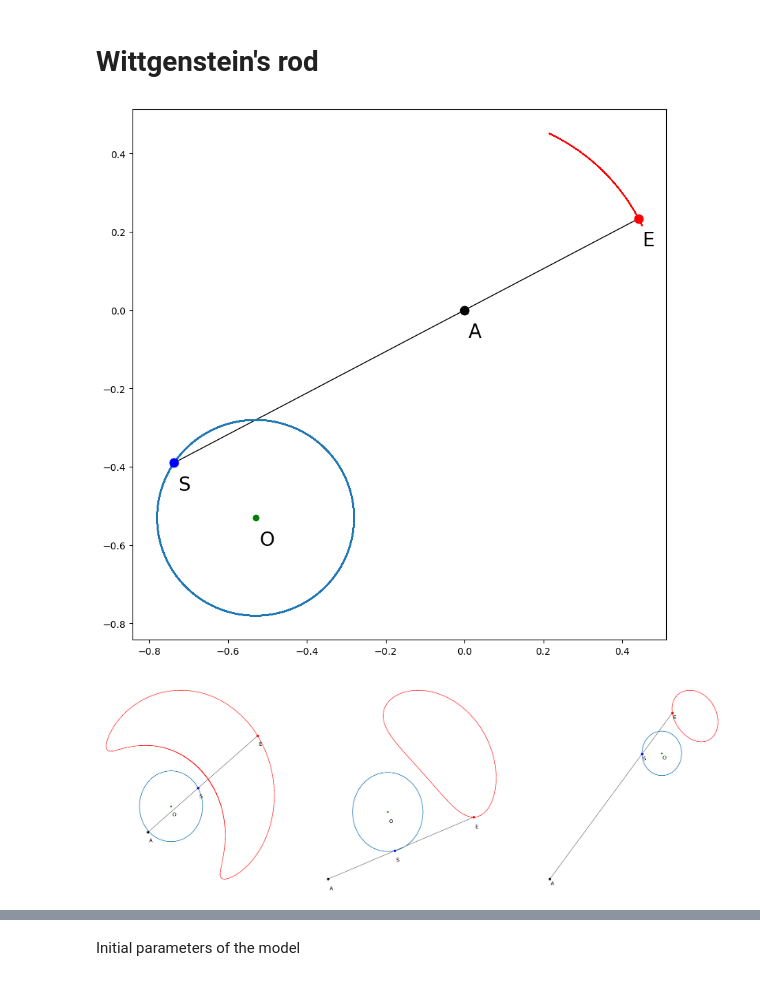
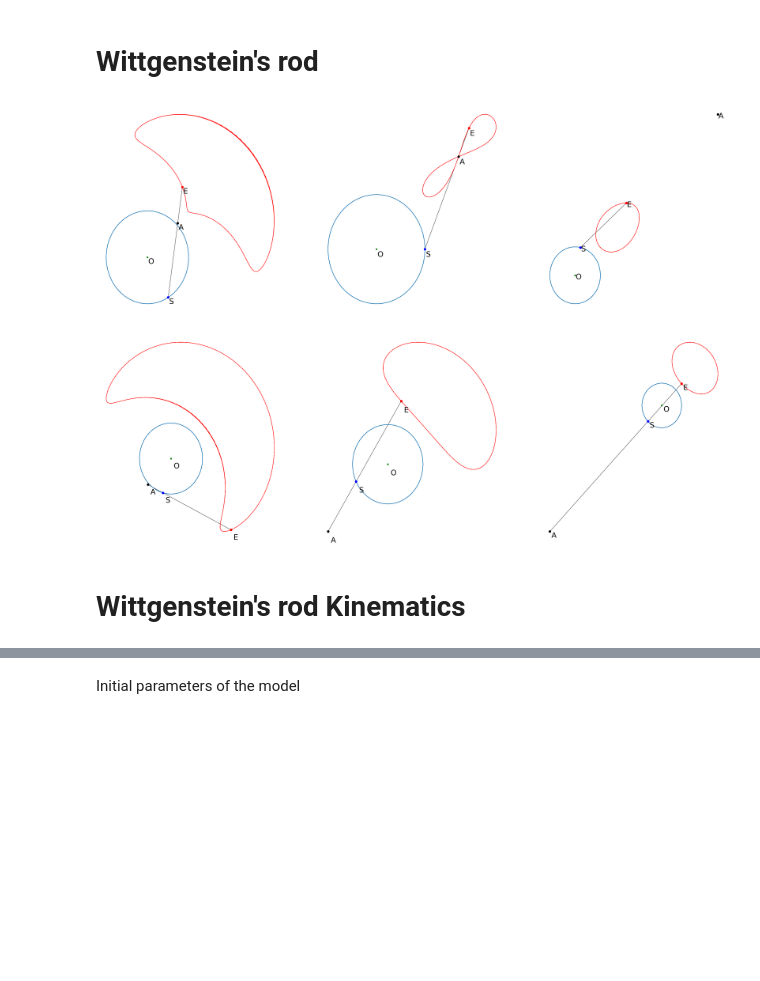
Before and after one commit to m8dotpie/mamcw.prj, a Jupyter notebook: Experiments/synthesis1.ipynb, the cells around one changed output, grey strips where cells are left out. Drawn from its saved outputs; the diff is of its cells as text; code cells hidden in the pictures; blank space fills up the shorter version.

```diff
--- a/Experiments/synthesis1.ipynb
+++ b/Experiments/synthesis1.ipynb
@@ -44,11 +44,11 @@ def generate_witt_rod(pA, pO, R, l, if_plot=True, axis = None):
         R * np.sin(t_s)
     ])
 
-    delta_SA_s = pA_s - pA_s
+    delta_SA_s = pA_s - pS_s
     # Length between points A and S at each time stamp
     len_SA_s = np.linalg.norm(delta_SA_s, axis=0)
 
-    pE_s = delta_SA_s / len_SA_s * l
+    pE_s = pS_s + delta_SA_s / len_SA_s * l
 
 
 
@@ -59,12 +59,10 @@ def generate_witt_rod(pA, pO, R, l, if_plot=True, axis = None):
         rand_position = np.random.randint(len(t_s))
 
         axis.plot(
-            [pS_s[0, rand_position], pA_np[0], pE_s[0, rand_position]],
-            [pS_s[1, rand_position], pA_np[1], pE_s[1, rand_position]],
+            [pS_s[0, rand_position], pE_s[0, rand_position]],
+            [pS_s[1, rand_position], pE_s[1, rand_position]],
             color='black', linewidth=1
         )
-
-
 
         axis.plot(pS_s[0, :], pS_s[1, :])
         axis.plot(pE_s[0, :], pE_s[1, :], linewidth = 1, color='r')
@@ -74,39 +72,32 @@ def generate_witt_rod(pA, pO, R, l, if_plot=True, axis = None):
         axis.plot(*pO_np, 'o', markersize=6, color='g')
 
         # Distance between point and it's name
-        delta_text = np.array([0.01, -0.07])
-        axis.text(*(pA_np + delta_text), "A", fontsize = 20)
-        axis.text(*(pO_np + delta_text), "O", fontsize = 20)
-        axis.text(*(pS_s[:, rand_position] + delta_text), "S", fontsize = 20)
-        axis.text(*(pE_s[:, rand_position] + delta_text), "E", fontsize = 20)
+        delta_text = np.array([0.005, -0.035])
+        axis.text(*(pA_np + delta_text), "A", fontsize = 30)
+        axis.text(*(pO_np + delta_text), "O", fontsize = 30)
+        axis.text(*(pS_s[:, rand_position] + delta_text), "S", fontsize = 30)
+        axis.text(*(pE_s[:, rand_position] + delta_text), "E", fontsize = 30)
 # %%
 alpha = np.pi/4                                  # Angle between center and circle
 R = 0.25
-l = R + 0.5
 
 pA = np.array([0, 0])
-pS = pA - np.array([l * np.cos(alpha), l * np.sin(alpha)])
 
-d1, d2 = 0.8, 1.4                                  # Distances from center to joints
-phi1, phi2 = 0, np.pi                              # Angle of initial position
+d = 0.6
 
-d = 0.5
+fig, axs = plt.subplots(1, 3, figsize = (45, 15))
+axs = axs.ravel()
 
-fig, ax = plt.subplots(1, 1, figsize=(10, 10))
-generate_witt_rod(pA, pS, R, d, axis=ax)
+# l -- distance OA
+for i, l in enumerate([0.26, 0.6, 2]):
+    pS = pA - np.array([l * np.cos(alpha), l * np.sin(alpha)])
+    axs[i].axis(False)
 
-# fig, axs = plt.subplots(1, 3, figsize = (45, 15))
-# axs = axs.ravel()
-
-# for i, l in enumerate([0.26, 0.6, 2]):
-#     pS = pA + np.array([l * np.cos(alpha), l * np.sin(alpha)])
-#     axs[i].axis(False)
-
-#     generate_witt_rod(pA, pS, R, act_len, axis = axs[i])
-# plt.savefig('assets/kinematics.png')
-# plt.show()
+    generate_witt_rod(pA, pS, R, d, axis = axs[i])
+plt.savefig('assets/witt_rod_kinematics.eps', format='eps')
+plt.show()
 # %% [output]
-[figure, old version]
+[figure, new version]
 # %%
 def generate_kinematics(pA, pO, R, l_ee, if_plot=True, axis = None):
     '''
@@ -175,24 +166,23 @@ def generate_kinematics(pA, pO, R, l_ee, if_plot=True, axis = None):
 # %%
 alpha = np.pi/4                                  # Angle between center and circle
 R = 0.25
-l = R + 0.5
 
 pA = np.array([0, 0])
-pS = pA + np.array([l * np.cos(alpha), l * np.sin(alpha)])
 
-d1, d2 = 0.8, 1.4                                  # Distances from center to joints
-phi1, phi2 = 0, np.pi                              # Angle of initial position
 act_len = 0.6                                      # Length of actuator
 
 fig, axs = plt.subplots(1, 3, figsize = (45, 15))
 axs = axs.ravel()
 
+# l -- distance OA
 for i, l in enumerate([0.26, 0.6, 2]):
     pS = pA + np.array([l * np.cos(alpha), l * np.sin(alpha)])
     axs[i].axis(False)
 
     generate_kinematics(pA, pS, R, act_len, axis = axs[i])
-plt.savefig('assets/kinematics.png')
+plt.savefig('assets/kinematics.eps', format='eps')
 plt.show()
 # %% [output]
-[figure, old version]
+[figure, new version]
+# %% [markdown]
+# Wittgenstein's rod Kinematics
```
Also changed, not shown: parts of 8 cells of this notebook, 2 other files.
